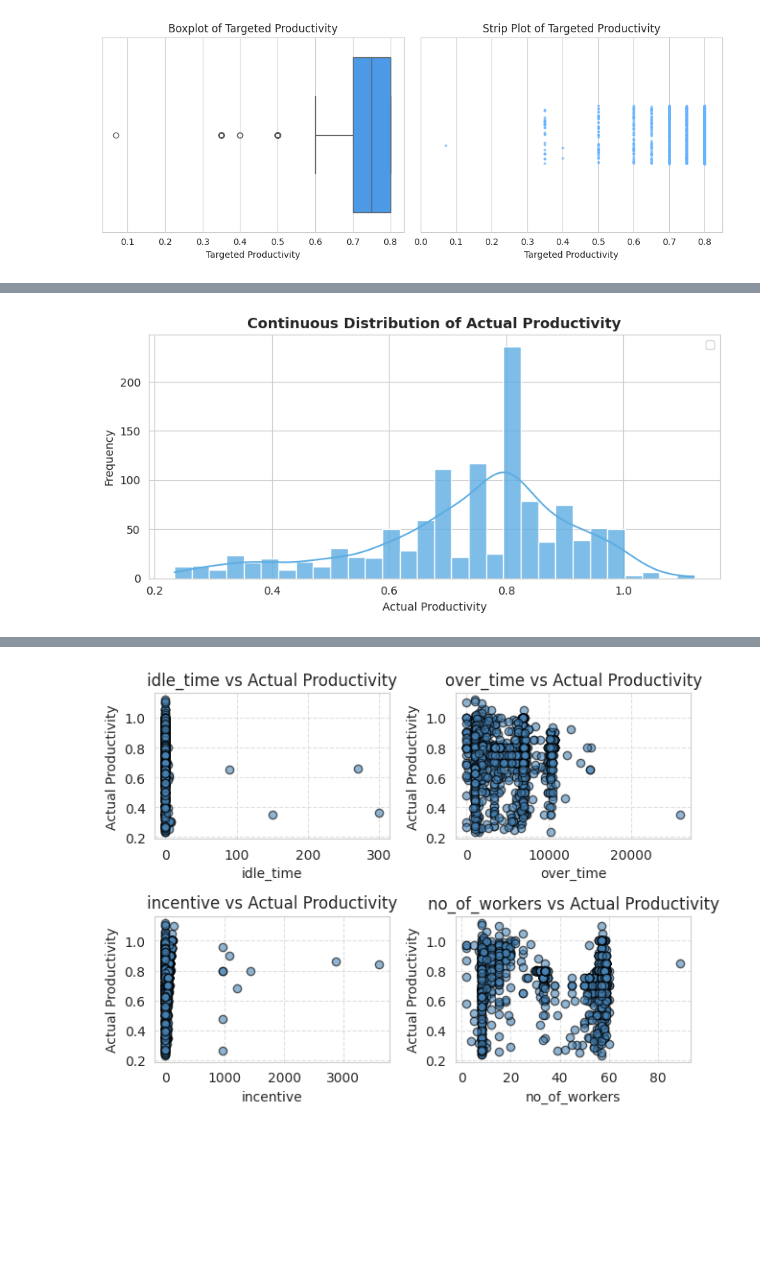
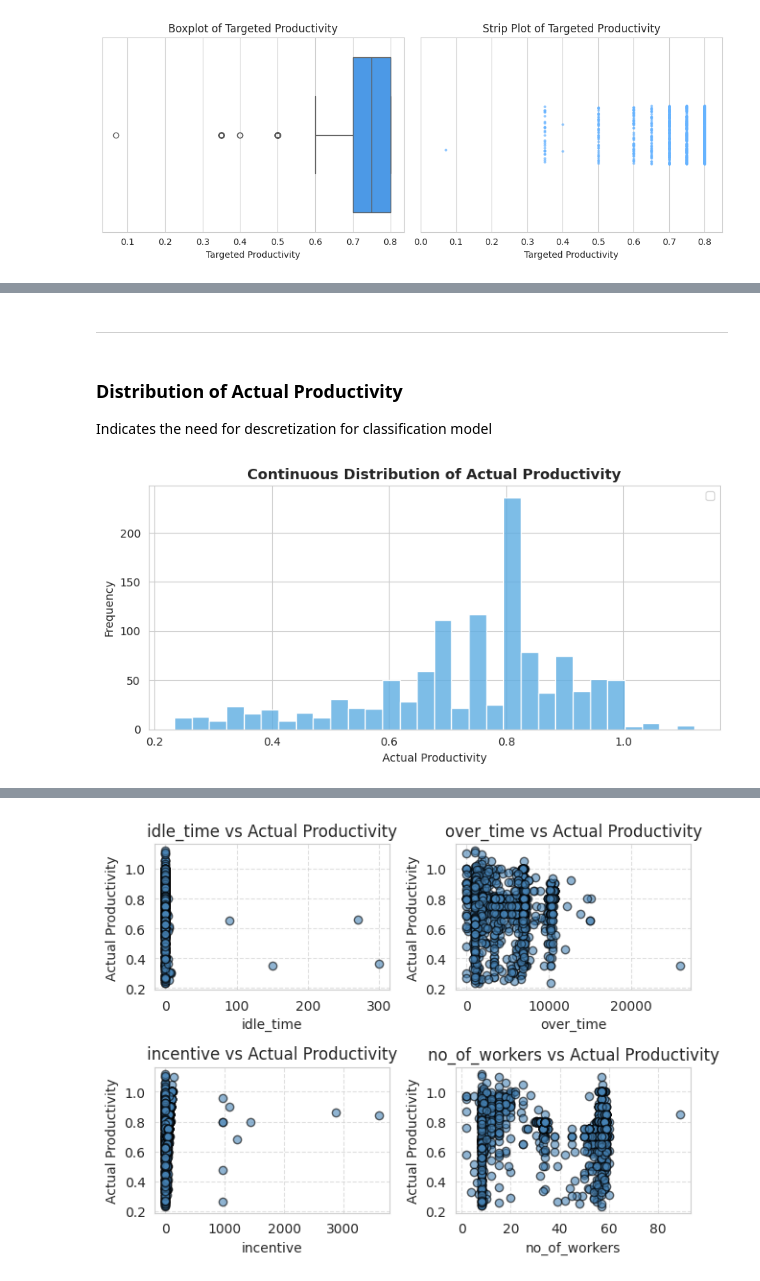
Before and after one commit to Falhebshi/Data-Mining, a Jupyter notebook: Phase2.ipynb, the cells around one changed output, grey strips where cells are left out. Saved outputs shown, nothing was run; the diff lists cells and outputs as text; code cells hidden in the pictures; blank space fills up the shorter version.

```diff
--- a/Phase2.ipynb
+++ b/Phase2.ipynb
@@ -4,14 +4,16 @@
 #**Phase#2: Data Summarization and Preprocessing**
 # %%
 import pandas as pd
+from sklearn.preprocessing import MinMaxScaler
 import matplotlib.pyplot as plt
 import seaborn as sns
 import numpy as np
 import math
 
-#df = pd.read_csv('/garments_worker_productivity.csv')
-df = pd.read_csv('Raw_data.csv')
+
+df = pd.read_csv('/garments_worker_productivity.csv')
+#df = pd.read_csv('Raw_data.csv')
 df = pd.DataFrame(df)
 
-# --- Make a copy of the raw dataset to keep it safe ---
+# --- Make a copy of the raw dataset to keep it unedited ---
 Preprocessed_dataset = df.copy()
@@ -418,18 +449,21 @@ Since the data is mostly uniform with limited outliers, this feature requires on
+# %% [markdown]
+----------------
+# %% [markdown]
+### **Distribution of Actual Productivity**
+Indicates the need for descretization for classification model
 # %%
 plt.figure(figsize=(8,4))
 
-# Histogram + KDE
-sns.histplot(Preprocessed_dataset['actual_productivity'], bins=30, kde=True, color='#5dade2', alpha=0.8)
-
-
+# Histogram plot
+sns.histplot(Preprocessed_dataset['actual_productivity'], bins=30, color='#5dade2', alpha=0.8)
 
 # Titles and labels
 plt.title('Continuous Distribution of Actual Productivity', fontsize=13, fontweight='bold')
 plt.xlabel('Actual Productivity')
 plt.ylabel('Frequency')
 plt.legend()
 plt.tight_layout()
 plt.show()
 # %% [output]
-[figure, old version]
+[figure, new version]
 # %% [markdown]
```
Also changed, not shown: parts of 72 cells of this notebook.
